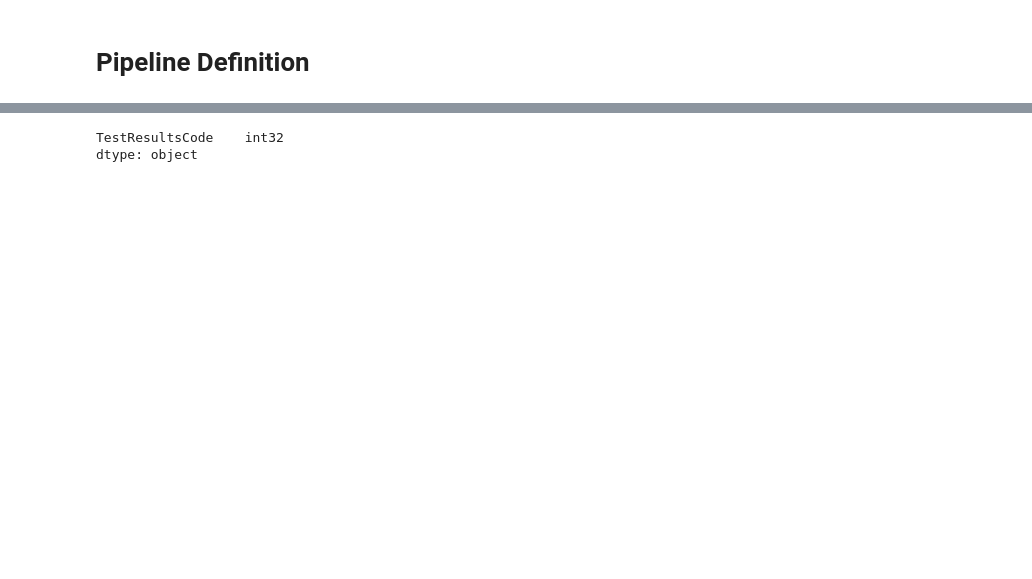
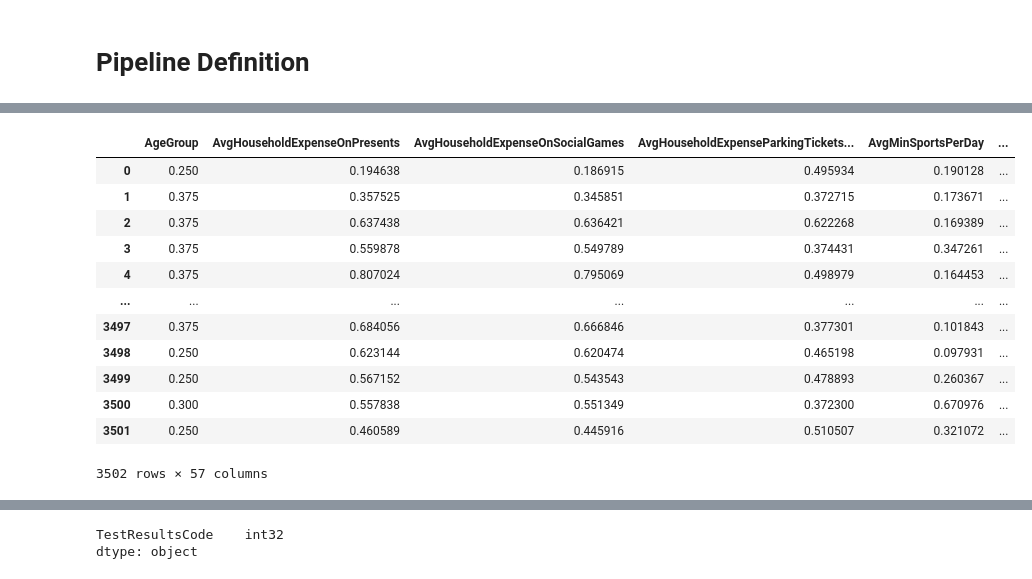
Before and after one commit to itaywaisman/ml_hw2, a Jupyter notebook: notebook.ipynb, the cells around one changed output, grey strips where cells are left out. Saved outputs shown, nothing was run; the diff lists cells and outputs as text; code cells hidden in the pictures; blank space fills up the shorter version.

```diff
--- a/notebook.ipynb
+++ b/notebook.ipynb
@@ -418,0 +450,16 @@ X_test_prepared = data_preperation_pipelines.fit_transform(X_test, y_train)
+# %%
+X_train_prepared
+# %% [output]
+|  | AgeGroup | AvgHouseholdExpenseOnPresents | AvgHouseholdExpenseOnSocialGames | AvgHouseholdExpenseParkingTickets... | AvgMinSportsPerDay | ... |
+| 0 | 0.250 | 0.194638 | 0.186915 | 0.495934 | 0.190128 | ... |
+| 1 | 0.375 | 0.357525 | 0.345851 | 0.372715 | 0.173671 | ... |
+| 2 | 0.375 | 0.637438 | 0.636421 | 0.622268 | 0.169389 | ... |
+| 3 | 0.375 | 0.559878 | 0.549789 | 0.374431 | 0.347261 | ... |
+| 4 | 0.375 | 0.807024 | 0.795069 | 0.498979 | 0.164453 | ... |
+| ... | ... | ... | ... | ... | ... | ... |
+| 3497 | 0.375 | 0.684056 | 0.666846 | 0.377301 | 0.101843 | ... |
+| 3498 | 0.250 | 0.623144 | 0.620474 | 0.465198 | 0.097931 | ... |
+| 3499 | 0.250 | 0.567152 | 0.543543 | 0.478893 | 0.260367 | ... |
+| 3500 | 0.300 | 0.557838 | 0.551349 | 0.372300 | 0.670976 | ... |
+| 3501 | 0.250 | 0.460589 | 0.445916 | 0.510507 | 0.321072 | ... |
+3502 rows × 57 columns
```
Also changed, not shown: parts of 12 cells of this notebook.
